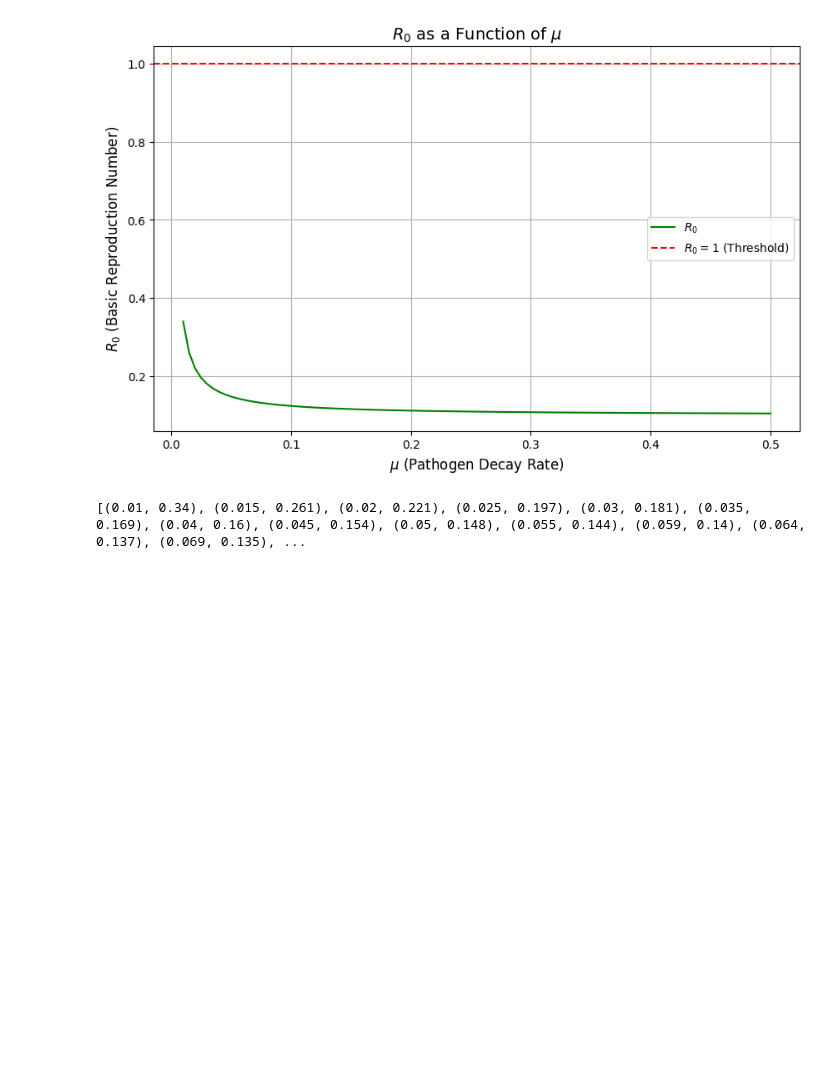
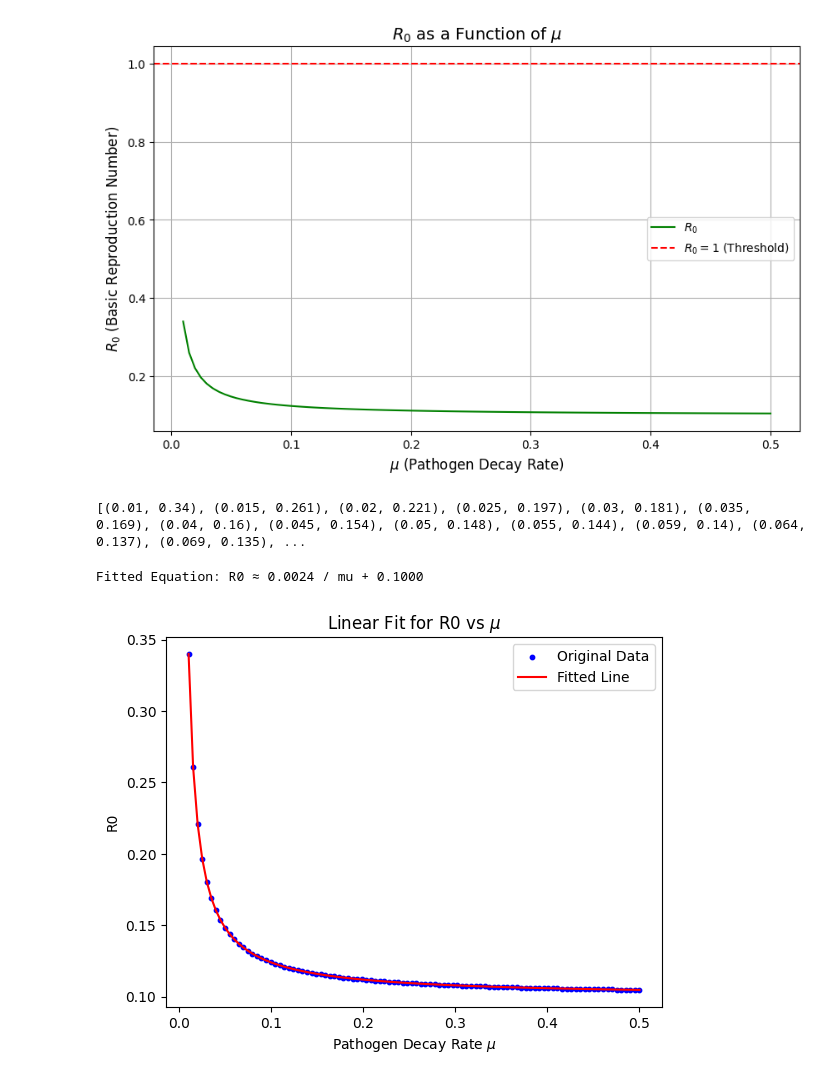
Before and after one commit to nazabu/WNS-Mathematical-Simulation, a Jupyter notebook: src/R0 vs Parameter/R0_Mu.ipynb, the cells around one changed output. Saved outputs shown, nothing was run; the diff lists cells and outputs as text; code cells hidden in the pictures; blank space fills up the shorter version.

```diff
--- a/src/R0 vs Parameter/R0_Mu.ipynb
+++ b/src/R0 vs Parameter/R0_Mu.ipynb
@@ -33,3 +33,27 @@ print([tuple((round(float(mu), 3), round(float(R0), 3))) for mu, R0 in zip(mu_ra
 # %% [output]
 [figure]
 [(0.01, 0.34), (0.015, 0.261), (0.02, 0.221), (0.025, 0.197), (0.03, 0.181), (0.035, 0.169), (0.04, 0.16), (0.045, 0.154), (0.05, 0.148), (0.055, 0.144), (0.059, 0.14), (0.064, 0.137), (0.069, 0.135), ...
+# %%
+from scipy.optimize import curve_fit
+# Define a function for curve fitting (inverse relationship)
+def inverse_model(mu, a, b):
+    return a / mu + b
+
+# Fit the curve to the data
+params, _ = curve_fit(inverse_model, mu_range, R0_values)
+
+# Extract the best-fit parameters
+a_fit, b_fit = params
+print(f"Fitted Equation: R0 ≈ {a_fit:.4f} / mu + {b_fit:.4f}")
+
+# Plot the original data and the fitted line
+plt.scatter(mu_range, R0_values, label="Original Data", color="blue", s=10)
+plt.plot(mu_range, inverse_model(mu_range, *params), label="Fitted Line", color="red")
+plt.xlabel(r'Pathogen Decay Rate $\mu$')
+plt.ylabel("R0")
+plt.legend()
+plt.title(r'Linear Fit for R0 vs $\mu$')
+plt.show()
+# %% [output]
+Fitted Equation: R0 ≈ 0.0024 / mu + 0.1000
+[figure, added]
```
